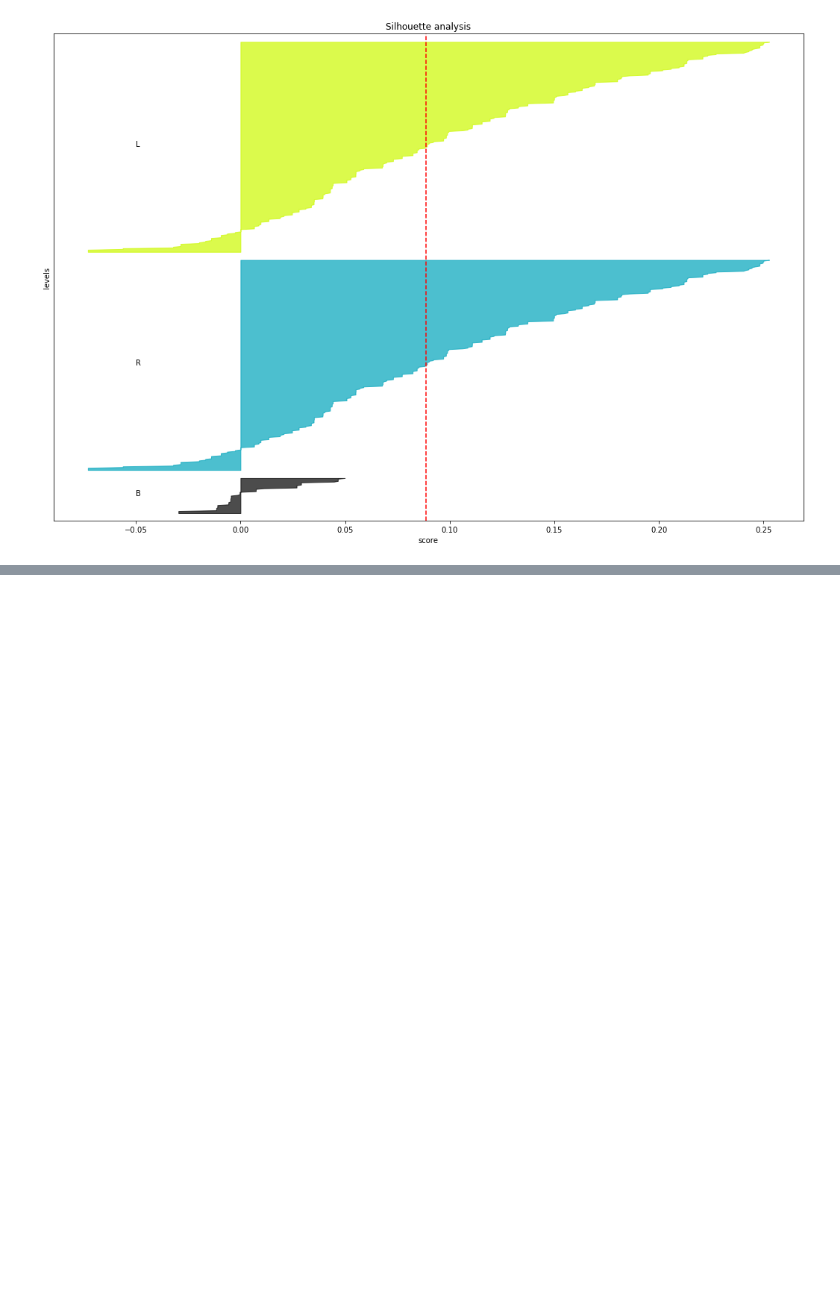
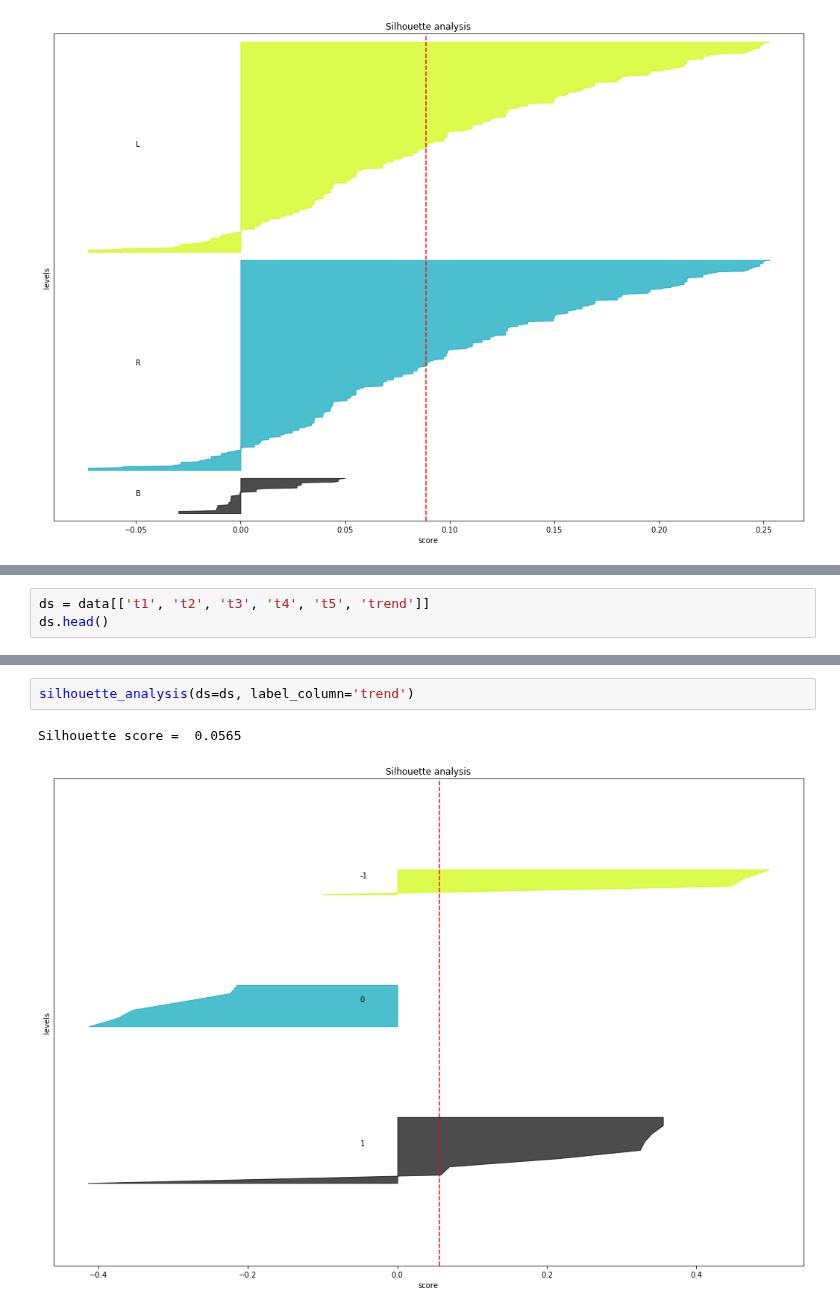
Before and after one commit to miltonluaces/ds_topics, a Jupyter notebook: 43_lernability/dimension_weighting.ipynb, the cells around one changed output, grey strips where cells are left out. Drawn from its saved outputs; the diff is of its cells as text; blank space fills up the shorter version.

```diff
--- a/43_lernability/dimension_weighting.ipynb
+++ b/43_lernability/dimension_weighting.ipynb
@@ -79,0 +119,3 @@ Silhouette score =  0.0888
+# %%
+ds = data[['t1', 't2', 't3', 't4', 't5', 'trend']]
+ds.head()
@@ -79,0 +129,5 @@ Silhouette score =  0.0888
+# %%
+silhouette_analysis(ds=ds, label_column='trend')
+# %% [output]
+Silhouette score =  0.0565
+[figure, added]
```
Also changed, not shown: parts of 11 cells of this notebook, 1 other file.
